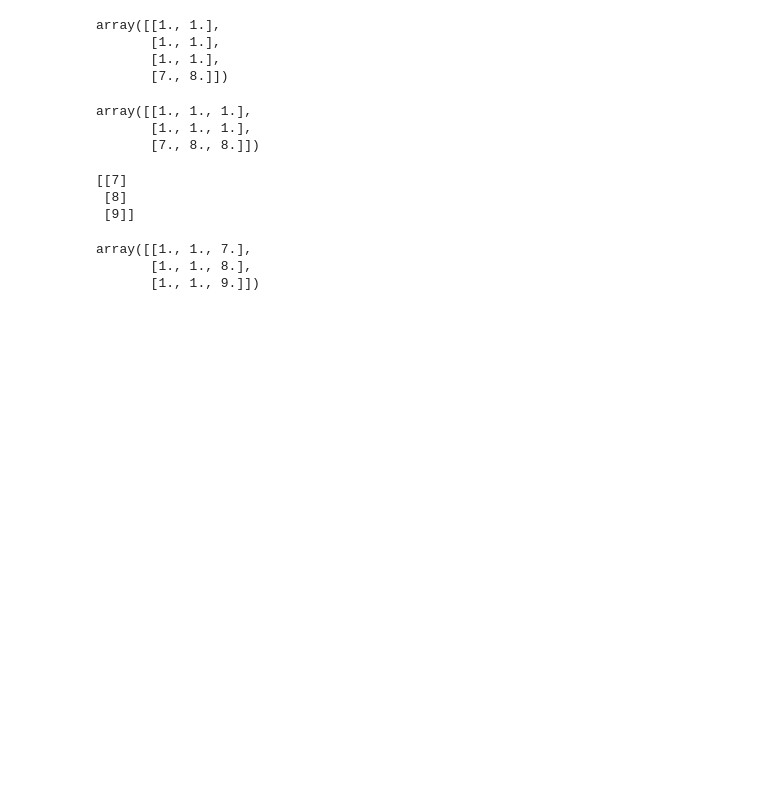
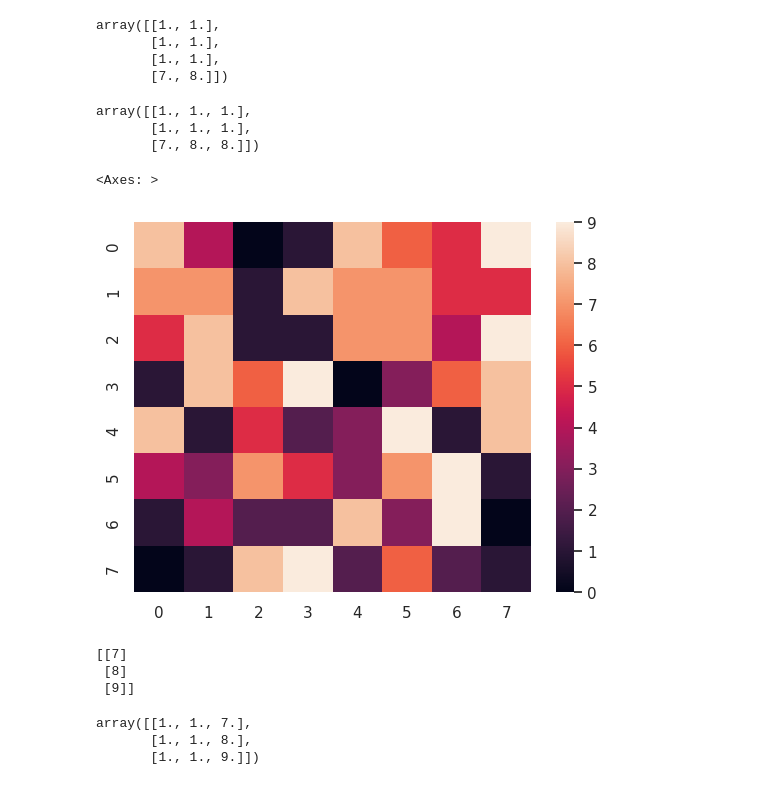
Before and after one commit to wsharpe41/KMeans, a Jupyter notebook: kmeansLab.ipynb, the cells around one changed output. Drawn from its saved outputs; the diff is of its cells as text; code cells hidden in the pictures; blank space fills up the shorter version.

Commit message:
colormap of array

```diff
--- a/kmeansLab.ipynb
+++ b/kmeansLab.ipynb
@@ -20,6 +20,15 @@ a
 array([[1., 1., 1.],
        [1., 1., 1.],
        [7., 8., 8.]])
+# %%
+# create 8x8 array with random integers in the interval [0, 10)
+r = np.random.randint(0, 10, (8,8))
+# display color map of array using seaborn
+import seaborn as sns
+sns.heatmap(r)
+# %% [output]
+<Axes: >
+[figure, added]
 # %%
 a = np.ones((3,2))
 b = np.array([[7],[8],[9]])
```
